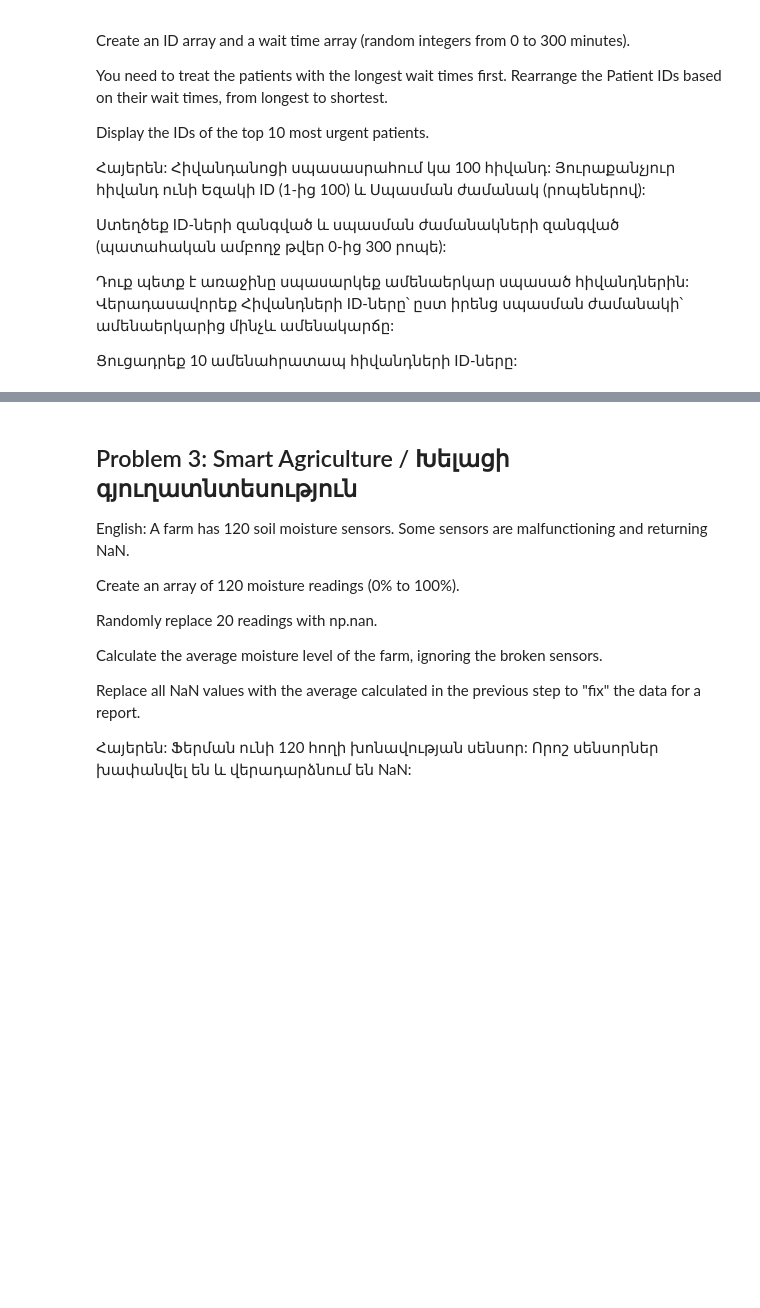
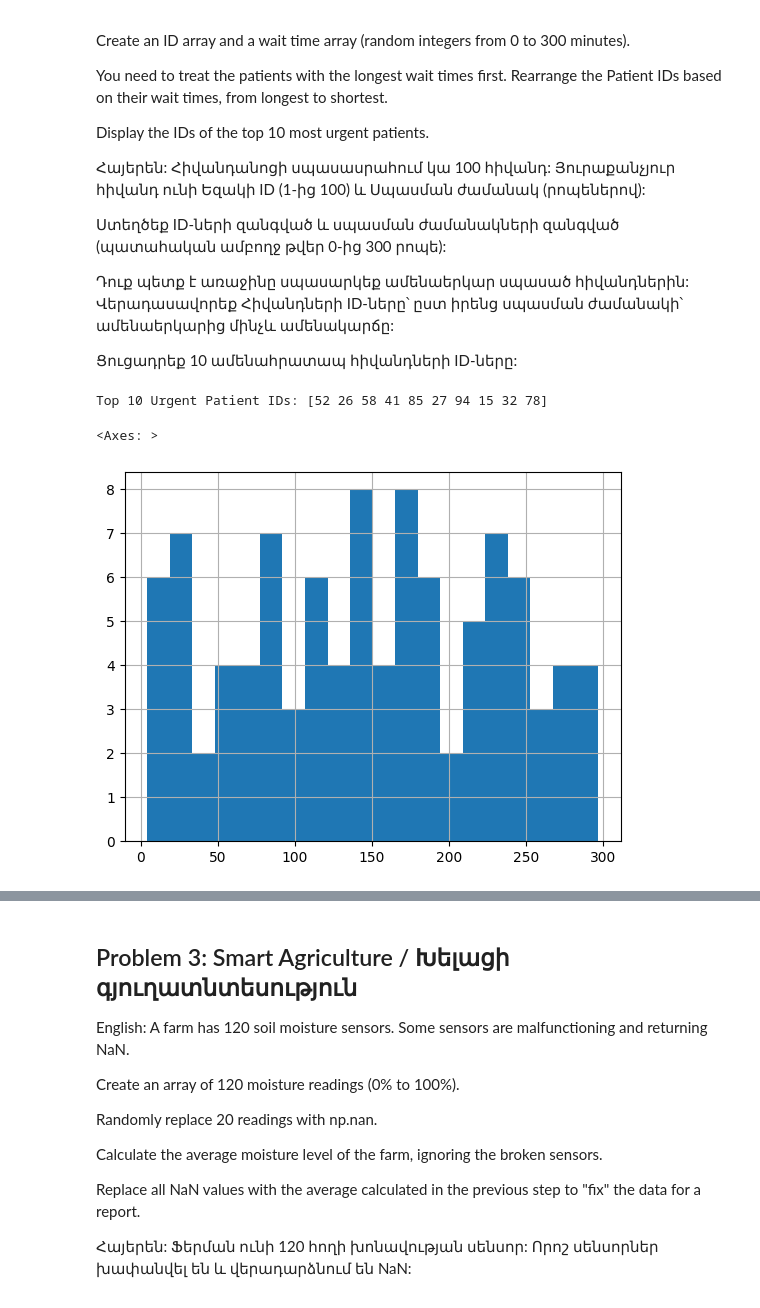
Before and after one commit to iamlajoya21/ml_bootcamp, a Jupyter notebook: Homeworks/homework10.ipynb, the cells around one changed output, grey strips where cells are left out. Saved outputs shown, nothing was run; the diff lists cells and outputs as text; code cells hidden in the pictures; blank space fills up the shorter version.

```diff
--- a/Homeworks/homework10.ipynb
+++ b/Homeworks/homework10.ipynb
@@ -36,3 +85,31 @@ Display the IDs of the top 10 most urgent patients.
 Դուք պետք է առաջինը սպասարկեք ամենաերկար սպասած հիվանդներին: Վերադասավորեք Հիվանդների ID-ները՝ ըստ իրենց սպասման ժամանակի՝ ամենաերկարից մինչև ամենակարճը:
 
 Ցուցադրեք 10 ամենահրատապ հիվանդների ID-ները:
+# %%
+import numpy as np
+
+# 1. Setup IDs and wait times
+patient_ids = np.arange(1, 101)
+wait_times = np.random.uno(0, 301, 100)
+
+# 2. Sort indices by wait time (descending)
+# argsort վերադարձնում է ինդեքսները, որոնք կտեսակավորեին զանգվածը
+# We use [::-1] to flip it from ascending to descending
+urgent_indices = np.argsort(wait_times)[::-1]
+
+# 3. Reorder Patient IDs and get top 10
+# Վերադասավորել ID-ները և վերցնել առաջին 10-ը
+sorted_ids = patient_ids[urgent_indices]
+top_10_urgent = sorted_ids[:10]
+
+print(f"Top 10 Urgent Patient IDs: {top_10_urgent}")
+# %% [output]
+Top 10 Urgent Patient IDs: [52 26 58 41 85 27 94 15 32 78]
+# %%
+wait_times_u = np.random.uniform(0, 301, 100)
+# %%
+import pandas as pd
+pd.Series(wait_times_u).hist(bins =20)
+# %% [output]
+<Axes: >
+[figure, added]
```
Also changed, not shown: parts of 12 cells of this notebook.
